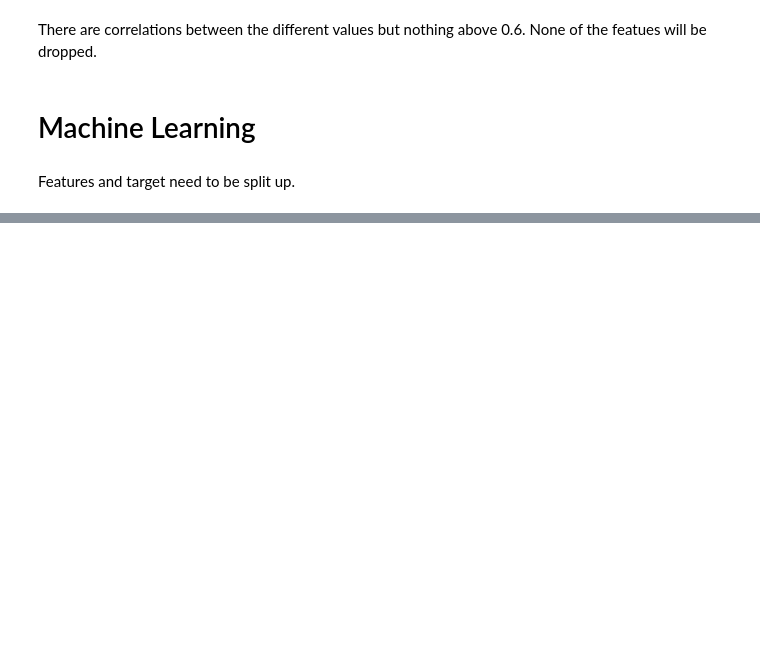
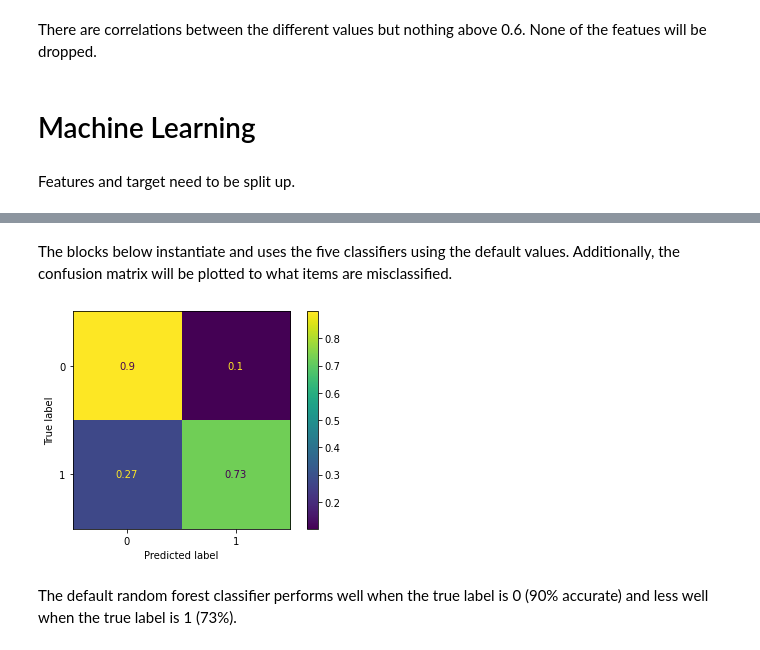
Before and after one commit to robertghennessy/Kaggle-Titanic, a Jupyter notebook: Titianic_Jupyter_v2.ipynb, the cells around one changed output, grey strips where cells are left out. Cells and saved outputs as stored; diff of their text form; code cells hidden in the pictures; blank space fills up the shorter version.

```diff
--- a/Titianic_Jupyter_v2.ipynb
+++ b/Titianic_Jupyter_v2.ipynb
@@ -975,0 +859,2 @@ def most_frequent(input_list):
+# %%
+X_train, X_test, y_train, y_test = train_test_split(train_features, train_target, test_size=0.25, random_state=0)
@@ -975,0 +884,2 @@ def most_frequent(input_list):
+# %% [markdown]
+The blocks below instantiate and uses the five classifiers using the default values. Additionally, the confusion matrix will be plotted to what items are misclassified.
@@ -975,0 +894,9 @@ def most_frequent(input_list):
+# %%
+rf = RandomForestClassifier(random_state=random_state)
+rf.fit(X_train, y_train)
+plot_confusion_matrix(rf, X_test, y_test, normalize='true')
+plt.show()
+# %% [output]
+[figure, added]
+# %% [markdown]
+The default random forest classifier performs well when the true label is 0 (90% accurate) and less well when the true label is 1 (73%).
```
Also changed, not shown: parts of 89 cells of this notebook.
